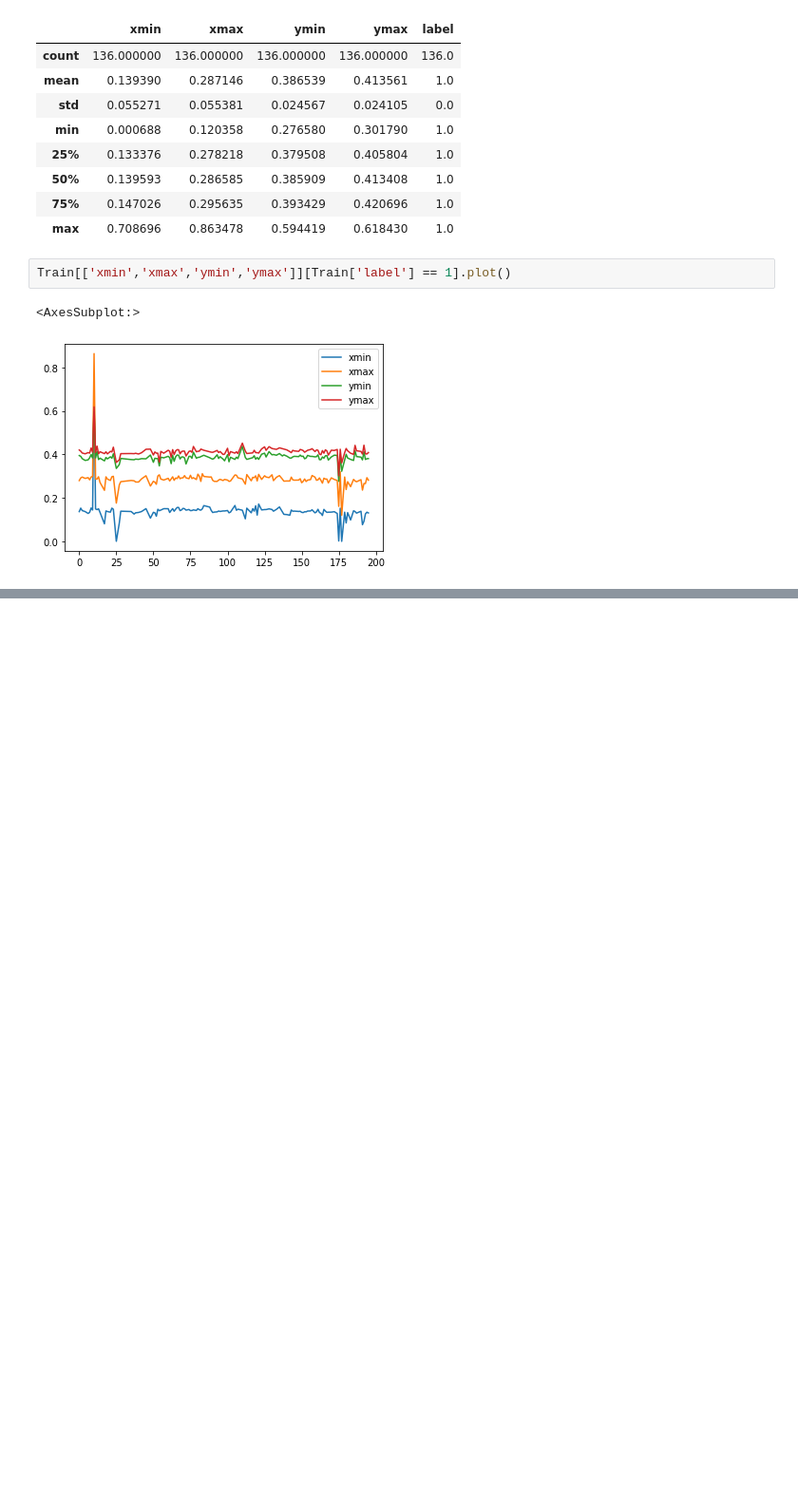
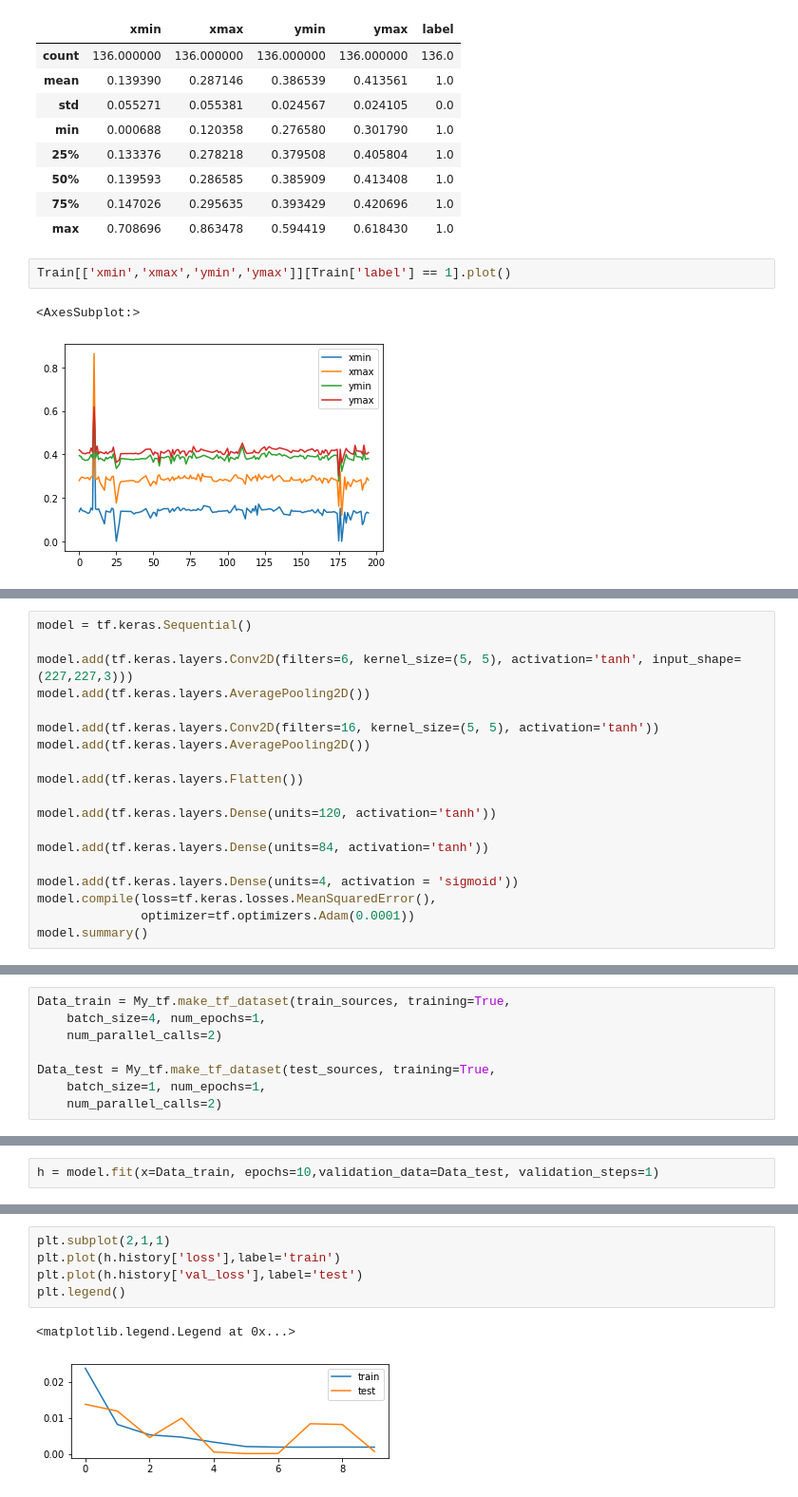
Before and after one commit to NILodio/EACD-MONOGRAFIA, a Jupyter notebook: 00_main.ipynb, the cells around one changed output, grey strips where cells are left out. Shown at 95% size. Saved outputs shown, nothing was run; the diff lists cells and outputs as text; blank space fills up the shorter version.

```diff
--- a/00_main.ipynb
+++ b/00_main.ipynb
@@ -250,0 +100,19 @@ Exception: File `'local/data/lib/limyfile.py'` not found.
+# %%
+model = tf.keras.Sequential()
+
+model.add(tf.keras.layers.Conv2D(filters=6, kernel_size=(5, 5), activation='tanh', input_shape=(227,227,3)))
+model.add(tf.keras.layers.AveragePooling2D())
+
+model.add(tf.keras.layers.Conv2D(filters=16, kernel_size=(5, 5), activation='tanh'))
+model.add(tf.keras.layers.AveragePooling2D())
+
+model.add(tf.keras.layers.Flatten())
+
+model.add(tf.keras.layers.Dense(units=120, activation='tanh'))
+
+model.add(tf.keras.layers.Dense(units=84, activation='tanh'))
+
+model.add(tf.keras.layers.Dense(units=4, activation = 'sigmoid'))
+model.compile(loss=tf.keras.losses.MeanSquaredError(),
+              optimizer=tf.optimizers.Adam(0.0001))
+model.summary()
@@ -250,0 +137,8 @@ Exception: File `'local/data/lib/limyfile.py'` not found.
+# %%
+Data_train = My_tf.make_tf_dataset(train_sources, training=True,
+    batch_size=4, num_epochs=1,
+    num_parallel_calls=2)
+
+Data_test = My_tf.make_tf_dataset(test_sources, training=True,
+    batch_size=1, num_epochs=1,
+    num_parallel_calls=2)
@@ -250,0 +150,2 @@ Exception: File `'local/data/lib/limyfile.py'` not found.
+# %%
+h = model.fit(x=Data_train, epochs=10,validation_data=Data_test, validation_steps=1)
@@ -250,0 +170,8 @@ Exception: File `'local/data/lib/limyfile.py'` not found.
+# %%
+plt.subplot(2,1,1)
+plt.plot(h.history['loss'],label='train')
+plt.plot(h.history['val_loss'],label='test')
+plt.legend()
+# %% [output]
+<matplotlib.legend.Legend at 0x...>
+[figure, added]
```
Also changed, not shown: parts of 44 cells of this notebook, 4 other files.
